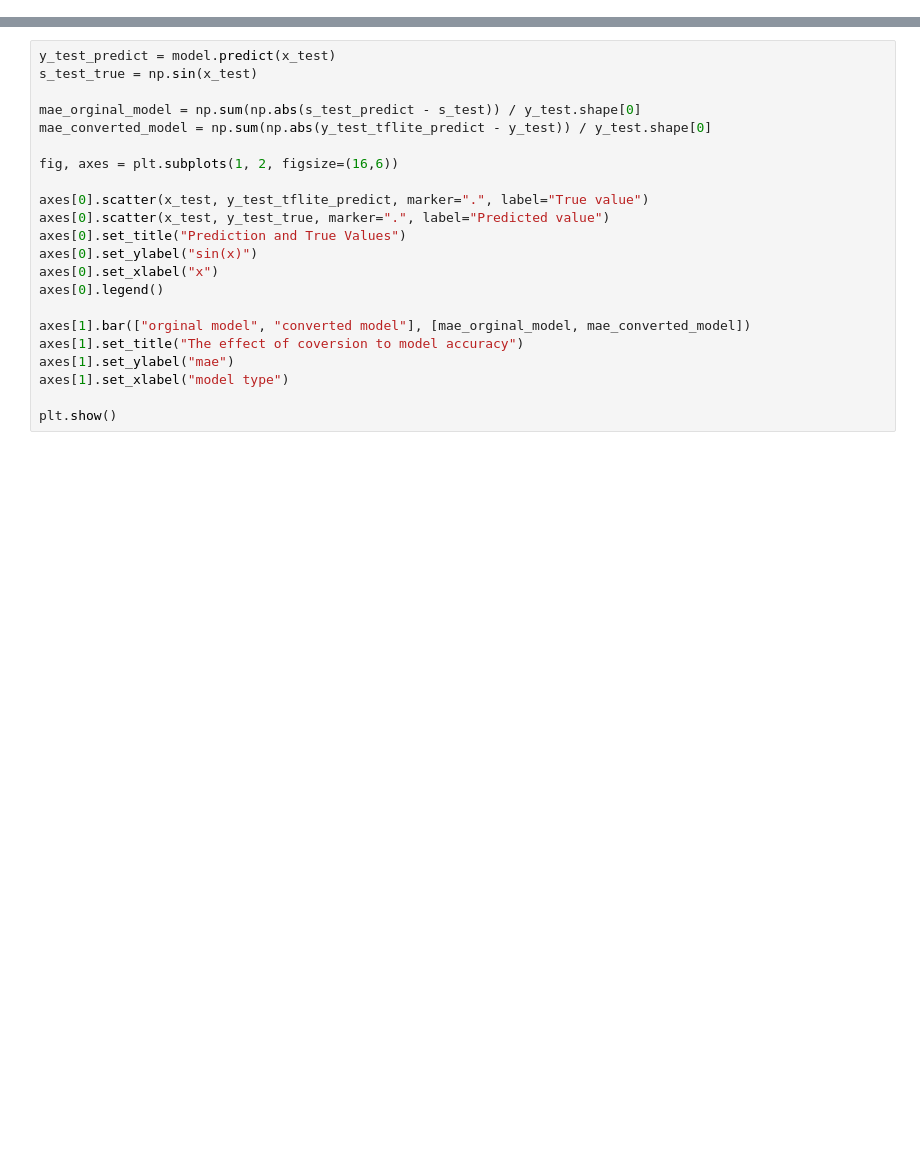
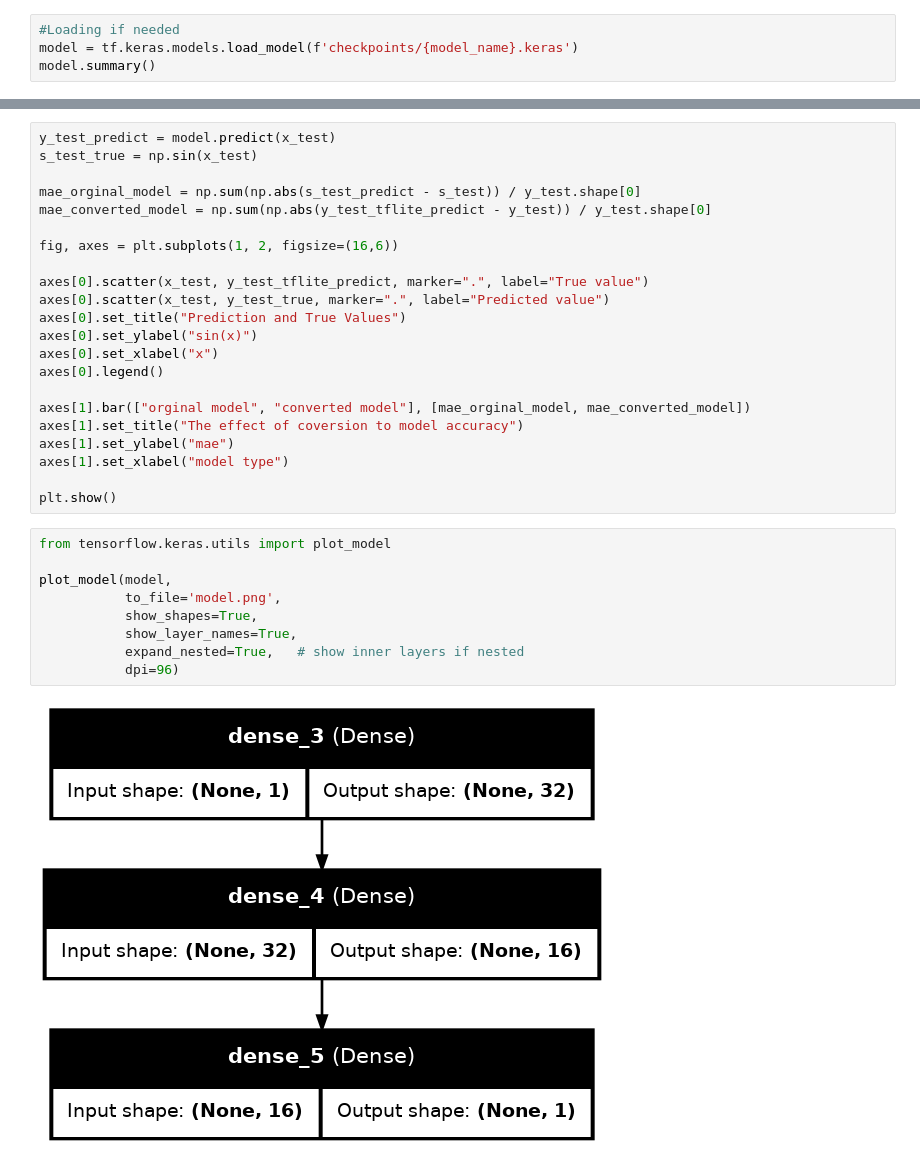
Before and after one commit to Paakallo/ML_Filter, a Jupyter notebook: train.ipynb, the cells around one changed output, grey strips where cells are left out. Saved outputs shown, nothing was run; the diff lists cells and outputs as text; blank space fills up the shorter version.

```diff
--- a/train.ipynb
+++ b/train.ipynb
@@ -130,3 +120,7 @@ plt.savefig(f'results/{model_name}.png')
 ## Saving the keras model
 # %%
 model.save(f'checkpoints/{model_name}.keras')
+# %%
+#Loading if needed
+model = tf.keras.models.load_model(f'checkpoints/{model_name}.keras')
+model.summary()
@@ -235,3 +261,14 @@ axes[1].set_ylabel("mae")
 axes[1].set_xlabel("model type")
 
 plt.show()
+# %%
+from tensorflow.keras.utils import plot_model
+
+plot_model(model,
+           to_file='model.png',
+           show_shapes=True,
+           show_layer_names=True,
+           expand_nested=True,   # show inner layers if nested
+           dpi=96)
+# %% [output]
+[figure, added]
```
Also changed, not shown: parts of 12 cells of this notebook, 5 other files.
